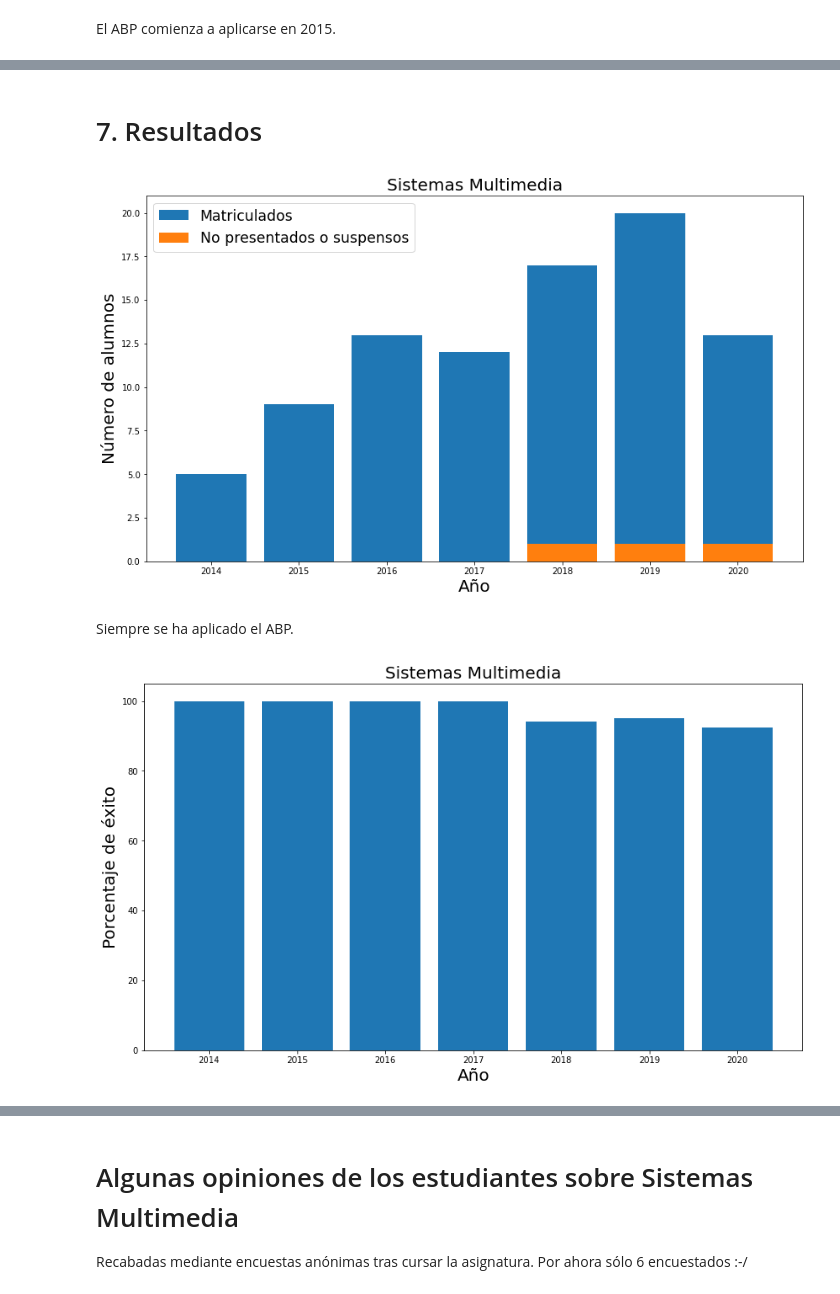
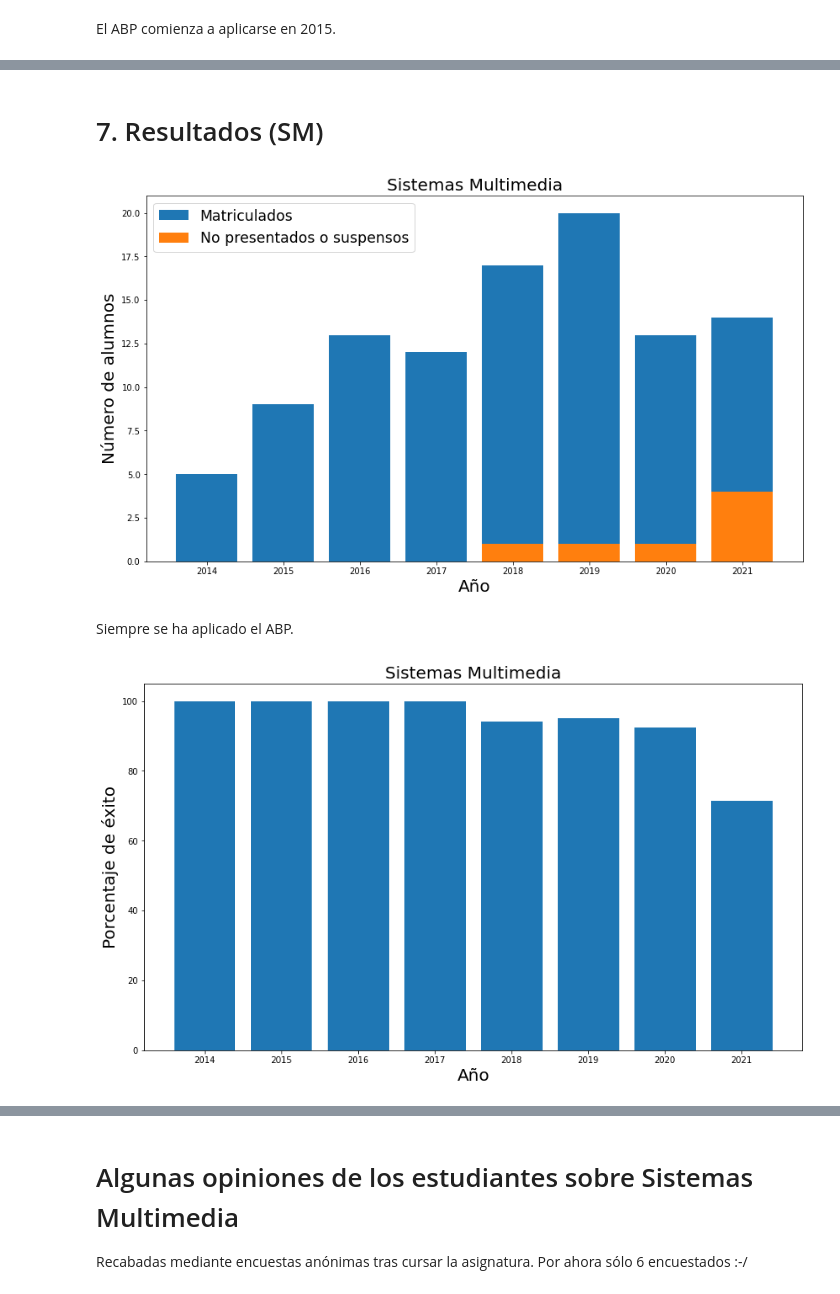
Before and after one commit to vicente-gonzalez-ruiz/ABP_ECA, a Jupyter notebook: transparencias.ipynb, the cells around one changed output, grey strips where cells are left out. Drawn from its saved outputs; the diff is of its cells as text; code cells hidden in the pictures.

```diff
--- a/transparencias.ipynb
+++ b/transparencias.ipynb
@@ -188,5 +195,5 @@ plt.show()
 # %% [markdown]
-# 7. Resultados
+# 7. Resultados (SM)
 # %%
 matriculados = {}
 matriculados[2014]= 5
@@ -196,6 +203,7 @@ matriculados[2017]= 12
 matriculados[2018]= 17
 matriculados[2019]= 20
 matriculados[2020]= 13
+matriculados[2021]= 14
 # %%
 fracasos = {}
 fracasos[2014]= 0
@@ -205,6 +213,7 @@ fracasos[2017]= 0
 fracasos[2018]= 1
 fracasos[2019]= 1
 fracasos[2020]= 1
+fracasos[2021]= 4
 # %%
 # This cell has been tagged (View -> Cell Toolbar -> Tags) "to_remove"
 import matplotlib.pyplot as plt
@@ -216,29 +225,29 @@ plt.bar(*zip(*matriculados.items()), label="Matriculados")
 plt.bar(*zip(*fracasos.items()), label="No presentados o suspensos")
 plt.xlabel("Año", fontsize=20)
 plt.ylabel("Número de alumnos", fontsize=20)
-plt.xticks(ticks=2014 + np.arange(7).astype(np.int16))
+plt.xticks(ticks=2014 + np.arange(8).astype(np.int16))
 plt.legend(fontsize="xx-large")
 plt.show()
 # %% [output]
-[figure, old version]
+[figure, new version]
 # %% [markdown]
 Siempre se ha aplicado el ABP.
 # %%
 years = np.array([*matriculados.keys()])
 matric = np.array([*matriculados.values()])
 frac = np.array([*fracasos.values()])
 success = 100*(matric-frac)/matric
 
 plt.figure(figsize=(14, 8))
 plt.title("Sistemas Multimedia", fontsize=20)
 plt.bar(years, success)
 plt.xlabel("Año", fontsize=20)
 plt.ylabel("Porcentaje de éxito", fontsize=20)
-plt.xticks(ticks=2014 + np.arange(7).astype(np.int16))
+plt.xticks(ticks=2014 + np.arange(8).astype(np.int16))
 #plt.legend()
 plt.show()
 # %% [output]
-[figure, old version]
+[figure, new version]
 # %% [markdown]
 # Algunas opiniones de los estudiantes sobre Tecnologías Multimedia
 
```
Also changed, not shown: parts of 18 cells of this notebook, 11 other files.
